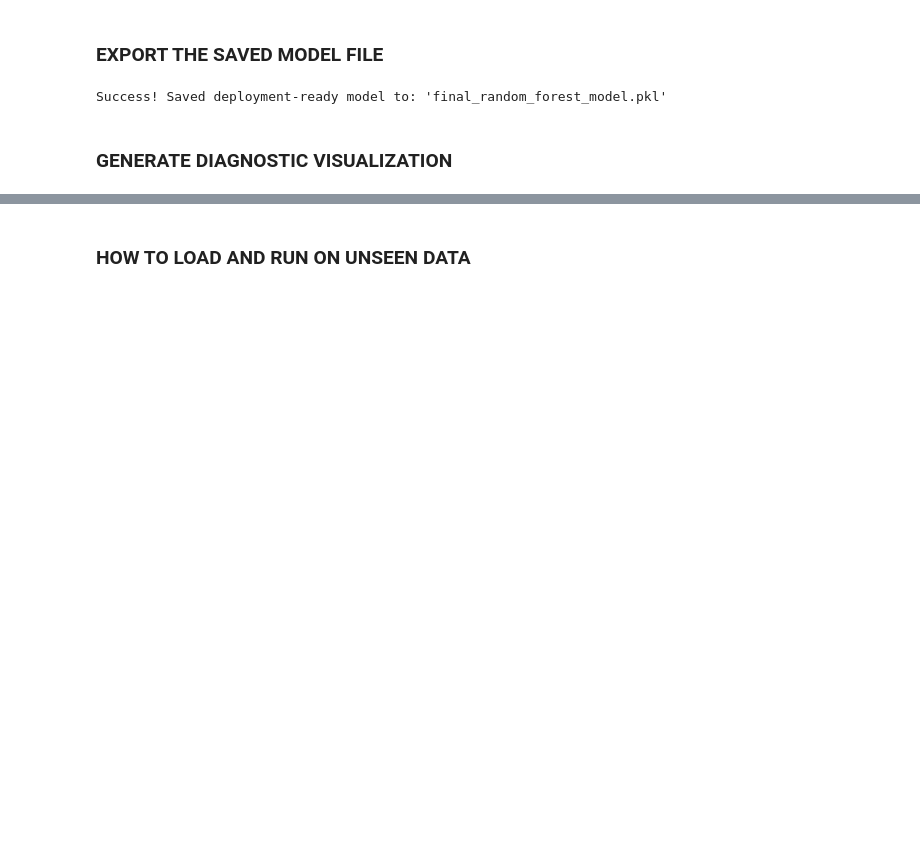
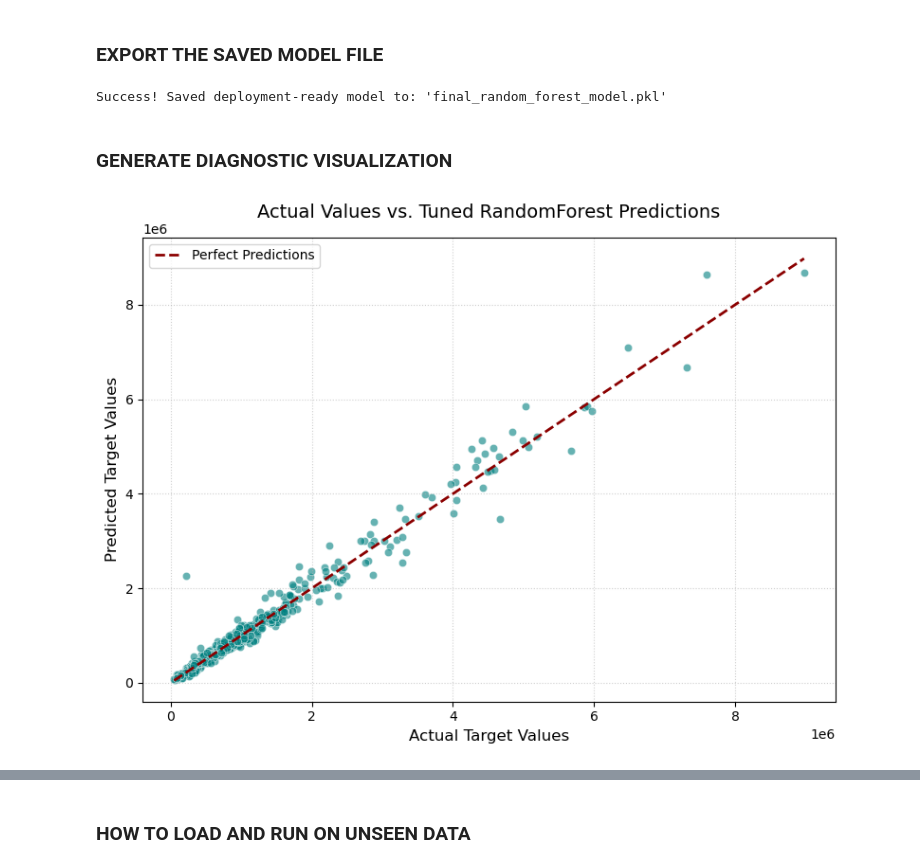
Before and after one commit to rohannn16/car-listedPrice-regression-model, a Jupyter notebook: car_listed_price_prediction.ipynb, the cells around one changed output, grey strips where cells are left out. Cells and saved outputs as stored; diff of their text form; code cells hidden in the pictures; blank space fills up the shorter version.

```diff
--- a/car_listed_price_prediction.ipynb
+++ b/car_listed_price_prediction.ipynb
@@ -890,3 +1040,24 @@ print(f"\nSuccess! Saved deployment-ready model to: '{model_filename}'")
 Success! Saved deployment-ready model to: 'final_random_forest_model.pkl'
 # %% [markdown]
 ### GENERATE DIAGNOSTIC VISUALIZATION
+# %%
+# =====================================================================
+#           Actual Values Vs Tuned RandomForest Predictions
+# =====================================================================
+plt.figure(figsize=(8, 6))
+sns.scatterplot(x=y_test, y=y_prediction_rsrf, alpha=0.6, color='teal', edgecolor='w')
+
+# Ideal diagonal prediction line
+min_val = min(y_test.min(), y_prediction_rsrf.min())
+max_val = max(y_test.max(), y_prediction_rsrf.max())
+plt.plot([min_val, max_val], [min_val, max_val], color='darkred', linestyle='--', linewidth=2, label='Perfect Predictions')
+
+plt.title('Actual Values vs. Tuned RandomForest Predictions', fontsize=14, pad=15)
+plt.xlabel('Actual Target Values', fontsize=12)
+plt.ylabel('Predicted Target Values', fontsize=12)
+plt.legend()
+plt.grid(True, linestyle=':', alpha=0.6)
+plt.tight_layout()
+plt.show()
+# %% [output]
+[figure, added]
```
Also changed, not shown: parts of 36 cells of this notebook, 1 other file.
